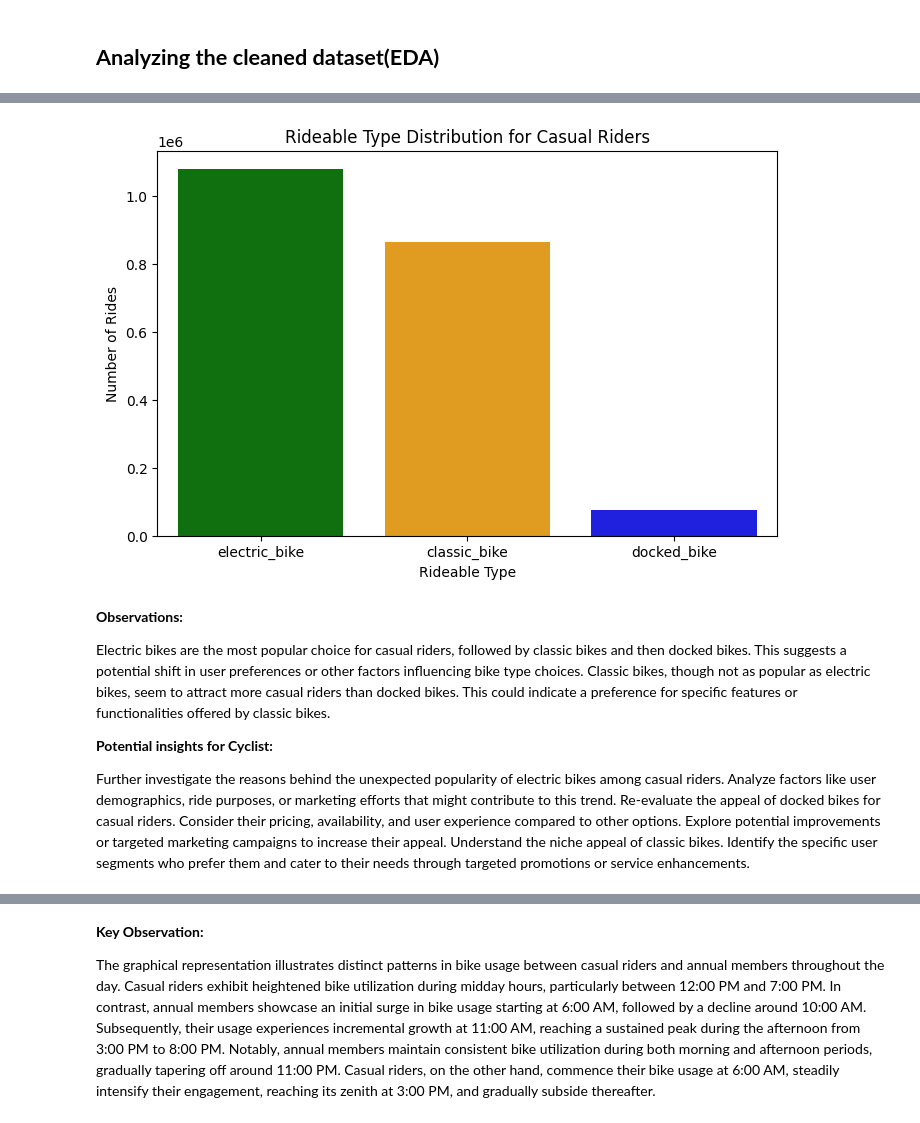
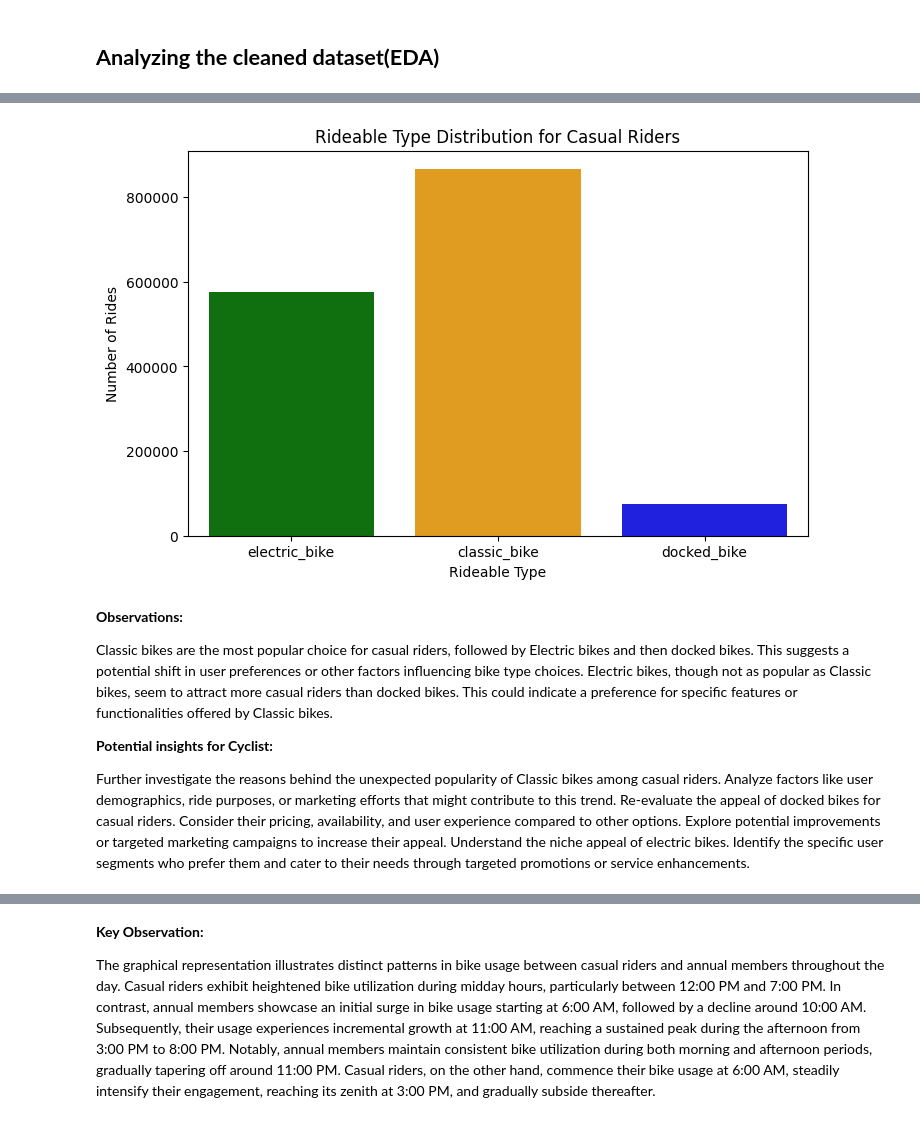
Before and after one commit to Rakshayani/Insights-Engineer, a Jupyter notebook: Project#2 - Case Study 1- Google Data Analytics/Data_Wrangling/Prepare_Process_Analyze.ipynb, the cells around one changed output, grey strips where cells are left out. Saved outputs shown, nothing was run; the diff lists cells and outputs as text; code cells hidden in the pictures.

```diff
--- a/Project#2 - Case Study 1- Google Data Analytics/Data_Wrangling/Prepare_Process_Analyze.ipynb
+++ b/Project#2 - Case Study 1- Google Data Analytics/Data_Wrangling/Prepare_Process_Analyze.ipynb
@@ -544,3 +510 @@ started_at.1                  float64
 dtype: object
-# %%
-df_copy.drop('started_at.1', axis=1, inplace=True)
@@ -562,0 +511,13 @@ df_copy
+# %%
+columns_to_dropna = [
+    'ride_id', 'rideable_type', 'started_at', 'ended_at', 'ride_length', 'day_of_week',
+    'start_station_name', 'start_station_id', 'end_station_name', 'end_station_id',
+    'start_lat', 'start_lng', 'end_lat', 'end_lng', 'member_casual',
+    'Start_day', 'Start_month', 'Start_year'
+]
+
+# Drop rows with null values in the specified columns
+df_cleaned = df_copy.dropna(subset=columns_to_dropna)
+
+# Display the updated DataFrame
+print(df_cleaned.head())
@@ -563,14 +580,13 @@ df_copy
 # %%
 # Convert 'ride_length' to seconds
-df_copy['ride_length_seconds'] = df_copy['ride_length'].dt.total_seconds()
+df_cleaned['ride_length_seconds'] = df_cleaned['ride_length'].dt.total_seconds()
 
 # Create a mask for rows with ride length less than 1 minute or more than or equal to 1 day
-mask = (df_copy['ride_length_seconds'] < 60) | (df_copy['ride_length_seconds'] >= 86400)
+mask = (df_cleaned['ride_length_seconds'] < 60) | (df_cleaned['ride_length_seconds'] >= 86400)
 
 # Remove rows based on the mask
-df_filtered = df_copy[~mask]
+df_filtered = df_cleaned[~mask]
 
-# Drop the additional 'ride_length_seconds' column if you don't need it
 df_filtered = df_filtered.drop(columns=['ride_length_seconds'])
 # %%
 df_filtered
@@ -591,3 +607,3 @@ df_filtered
 # %%
-df_cleaned = df_filtered.copy()
+df_new = df_filtered.copy()
 # %%
@@ -692,30 +735,30 @@ plt.show()
 # %%
 # Explore rideable_type distribution for casual riders
-
 plt.figure(figsize=(8, 5))
 
 # Define a custom color palette
 custom_palette = {'docked_bike': 'blue', 'electric_bike': 'green', 'classic_bike': 'orange'}
 
 # Use the custom palette in countplot and set hue to the column 'rideable_type'
-sns.countplot(data=df_cleaned[df_cleaned['member_casual'] == 'casual'], x='rideable_type', hue='rideable_type', palette=custom_palette, legend=False)
+sns.countplot(data=df_new[df_new['member_casual'] == 'casual'], x='rideable_type', hue='rideable_type', palette=custom_palette, legend=False)
+
 plt.title('Rideable Type Distribution for Casual Riders')
 plt.xlabel('Rideable Type')
 plt.ylabel('Number of Rides')
 plt.show()
 # %% [output]
-[figure, old version]
+[figure, new version]
 # %% [markdown]
 **Observations:**
 
-Electric bikes are the most popular choice for casual riders, followed by classic bikes and then docked bikes.
+Classic bikes are the most popular choice for casual riders, followed by Electric bikes and then docked bikes.
 This suggests a potential shift in user preferences or other factors influencing bike type choices.
-Classic bikes, though not as popular as electric bikes, seem to attract more casual riders than docked bikes. This could indicate a preference for specific features or functionalities offered by classic bikes.
+Electric bikes, though not as popular as Classic bikes, seem to attract more casual riders than docked bikes. This could indicate a preference for specific features or functionalities offered by Classic bikes.
 
 **Potential insights for Cyclist:**
 
-Further investigate the reasons behind the unexpected popularity of electric bikes among casual riders. Analyze factors like user demographics, ride purposes, or marketing efforts that might contribute to this trend.
+Further investigate the reasons behind the unexpected popularity of Classic bikes among casual riders. Analyze factors like user demographics, ride purposes, or marketing efforts that might contribute to this trend.
 Re-evaluate the appeal of docked bikes for casual riders. Consider their pricing, availability, and user experience compared to other options. Explore potential improvements or targeted marketing campaigns to increase their appeal.
-Understand the niche appeal of classic bikes. Identify the specific user segments who prefer them and cater to their needs through targeted promotions or service enhancements.
+Understand the niche appeal of electric bikes. Identify the specific user segments who prefer them and cater to their needs through targeted promotions or service enhancements.
 # %%
 # Check the count of each rideable_type for member riders
```
Also changed, not shown: parts of 61 cells of this notebook.
